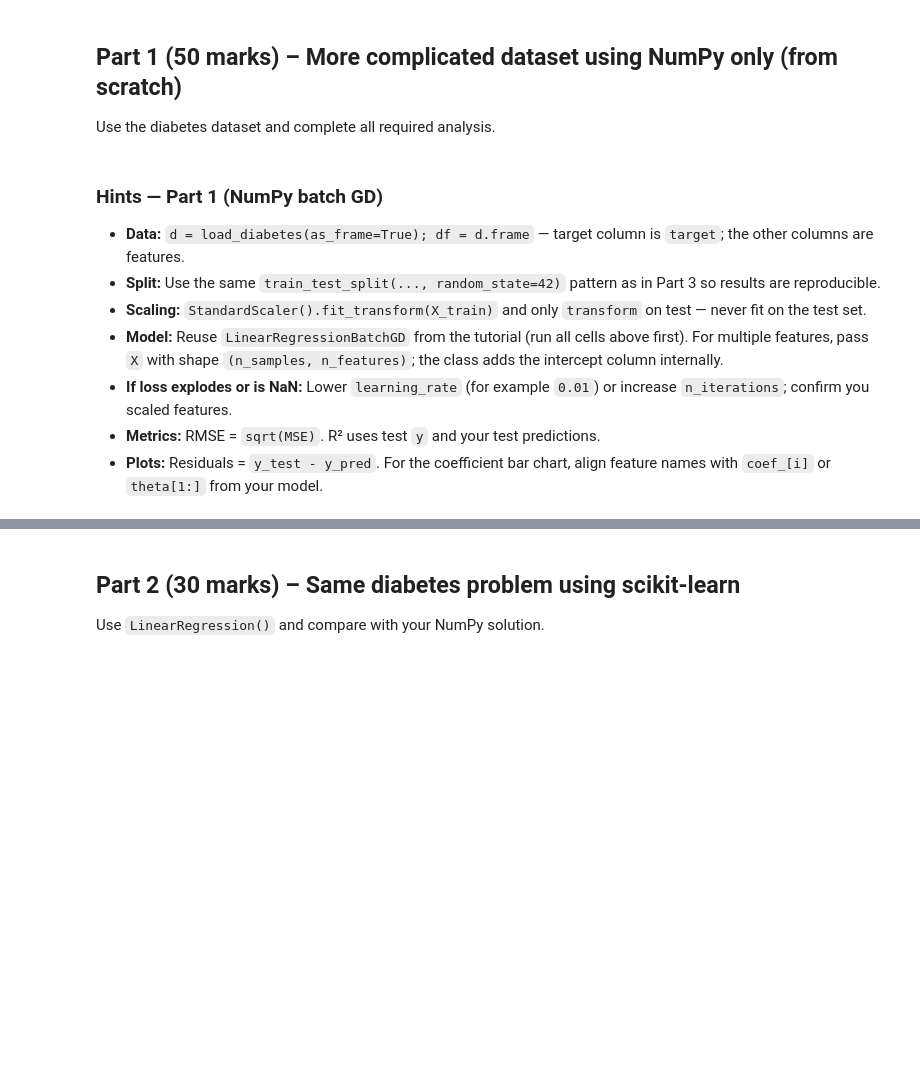
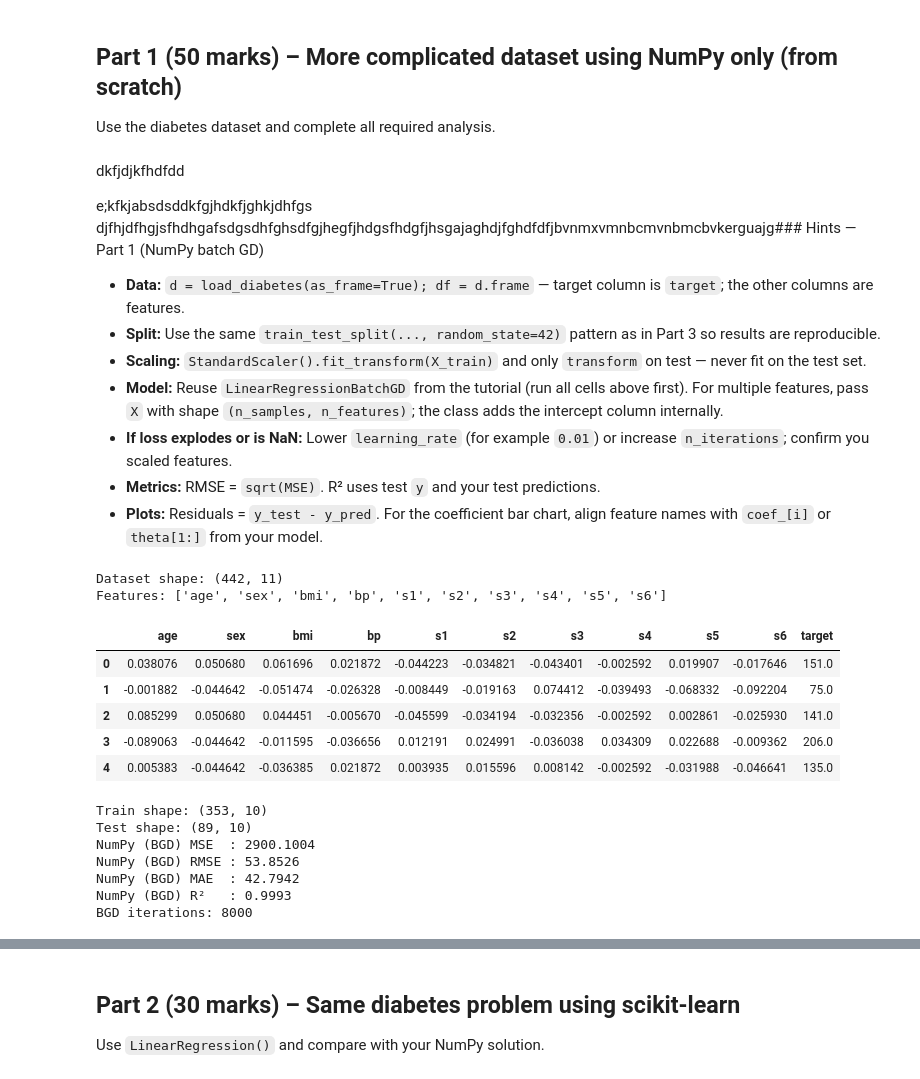
Before and after one commit to Sultonmahmudov/week1-lab201, a Jupyter notebook: Linear_Regression_From_Scratch_NumPy_vs_Sklearn_Lab.ipynb, the cells around one changed output, grey strips where cells are left out. Cells and saved outputs as stored; diff of their text form; code cells hidden in the pictures; blank space fills up the shorter version.

```diff
--- a/Linear_Regression_From_Scratch_NumPy_vs_Sklearn_Lab.ipynb
+++ b/Linear_Regression_From_Scratch_NumPy_vs_Sklearn_Lab.ipynb
@@ -371,7 +433,20 @@ Choose any real-world regression dataset (you may use another sklearn dataset, o
 ## Part 1 (50 marks) – More complicated dataset using NumPy only (from scratch)
 Use the diabetes dataset and complete all required analysis.
 # %% [markdown]
-### Hints — Part 1 (NumPy batch GD)
+
+
+
+
+
+dkfjdjkfhdfdd
+
+
+
+
+
+
+e;kfkjabsdsddkfgjhdkfjghkjdhfgs
+djfhjdfhgjsfhdhgafsdgsdhfghsdfgjhegfjhdgsfhdgfjhsgajaghdjfghdfdfjbvnmxvmnbcmvnbmcbvkerguajg### Hints — Part 1 (NumPy batch GD)
 
 - **Data:** `d = load_diabetes(as_frame=True); df = d.frame` — target column is `target`; the other columns are features.
 - **Split:** Use the same `train_test_split(..., random_state=42)` pattern as in Part 3 so results are reproducible.
@@ -402,0 +458,65 @@ Use the diabetes dataset and complete all required analysis.
+# %%
+# TODO: implement here
+# 1) Load diabetes dataset: load_diabetes(as_frame=True)
+d = load_diabetes(as_frame=True)
+df = d.frame.copy()
+
+# 2) Split into train/test
+
+target_col = 'target'
+feature_cols = [c for c in df.columns if c != target_col]
+
+print('Dataset shape:', df.shape)
+print('Features:', feature_cols)
+display(df.head())
+
+# Split into train and test
+X = df[feature_cols]
+y = df[target_col]
+X_train, X_test, y_train, y_test = train_test_split(
+    X, y, test_size=0.2, random_state=42
+)
+
+print('Train shape:', X_train.shape)
+print('Test shape:', X_test.shape)
+
+# 3) Scale features
+scaler = StandardScaler()
+X_train_scaled = scaler.fit_transform(X_train)
+X_test_scaled = scaler.transform(X_test)
+# 4) Implement Multiple Linear Regression from scratch (NumPy batch gradient descent)
+model_multi = LinearRegressionBatchGD(learning_rate=0.08, n_iterations=8000)
+model_multi.fit(X_train_scaled, y_train.values)
+
+theta_multi_np = model_multi.theta.copy()
+y_pred_np = model_multi.predict(X_test_scaled)
+# 5) Predict and compute MSE, RMSE, MAE, R²
+mse_np = np.mean((y_test.values - y_pred_np) ** 2)
+rmse_np = np.sqrt(mse_np)
+mae_np = np.mean(np.abs(y_test.values - y_pred_np))
+ss_res = np.sum((y_test.values - y_pred_np))
+ss_tot = np.sum((y_test.values - np.mean(y_test.values)) ** 2)
+r2_np = 1 - ss_res / ss_tot
+
+
+print(f'NumPy (BGD) MSE  : {mse_np:.4f}')
+print(f'NumPy (BGD) RMSE : {rmse_np:.4f}')
+print(f'NumPy (BGD) MAE  : {mae_np:.4f}')
+print(f'NumPy (BGD) R²   : {r2_np:.4f}')
+print(f'BGD iterations: {len(model_multi.loss_history)}')
+# %% [output]
+Dataset shape: (442, 11)
+Features: ['age', 'sex', 'bmi', 'bp', 's1', 's2', 's3', 's4', 's5', 's6']
+|  | age | sex | bmi | bp | s1 | s2 | s3 | s4 | s5 | s6 | target |
+| 0 | 0.038076 | 0.050680 | 0.061696 | 0.021872 | -0.044223 | -0.034821 | -0.043401 | -0.002592 | 0.019907 | -0.017646 | 151.0 |
+| 1 | -0.001882 | -0.044642 | -0.051474 | -0.026328 | -0.008449 | -0.019163 | 0.074412 | -0.039493 | -0.068332 | -0.092204 | 75.0 |
+| 2 | 0.085299 | 0.050680 | 0.044451 | -0.005670 | -0.045599 | -0.034194 | -0.032356 | -0.002592 | 0.002861 | -0.025930 | 141.0 |
+| 3 | -0.089063 | -0.044642 | -0.011595 | -0.036656 | 0.012191 | 0.024991 | -0.036038 | 0.034309 | 0.022688 | -0.009362 | 206.0 |
+| 4 | 0.005383 | -0.044642 | -0.036385 | 0.021872 | 0.003935 | 0.015596 | 0.008142 | -0.002592 | -0.031988 | -0.046641 | 135.0 |
+Train shape: (353, 10)
+Test shape: (89, 10)
+NumPy (BGD) MSE  : 2900.1004
+NumPy (BGD) RMSE : 53.8526
+NumPy (BGD) MAE  : 42.7942
+NumPy (BGD) R²   : 0.9993
+BGD iterations: 8000
```
Also changed, not shown: parts of 17 cells of this notebook.
